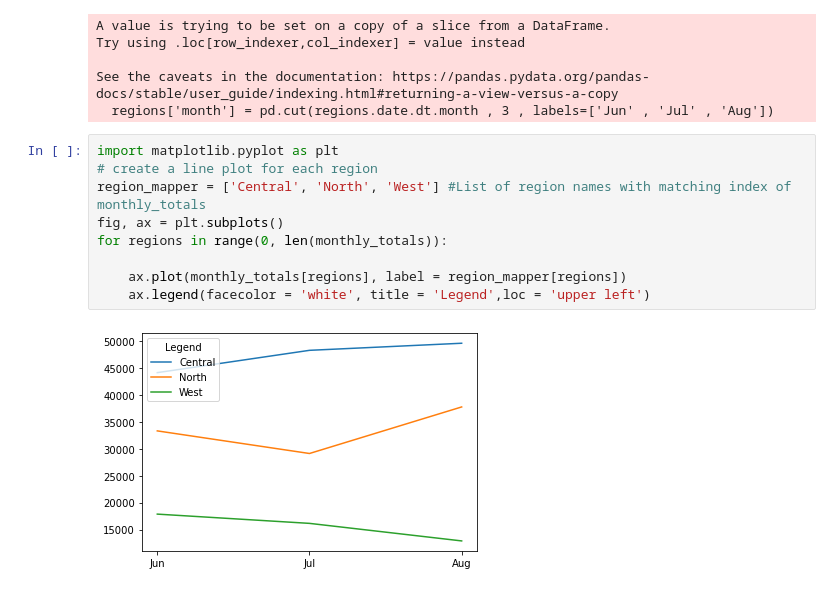
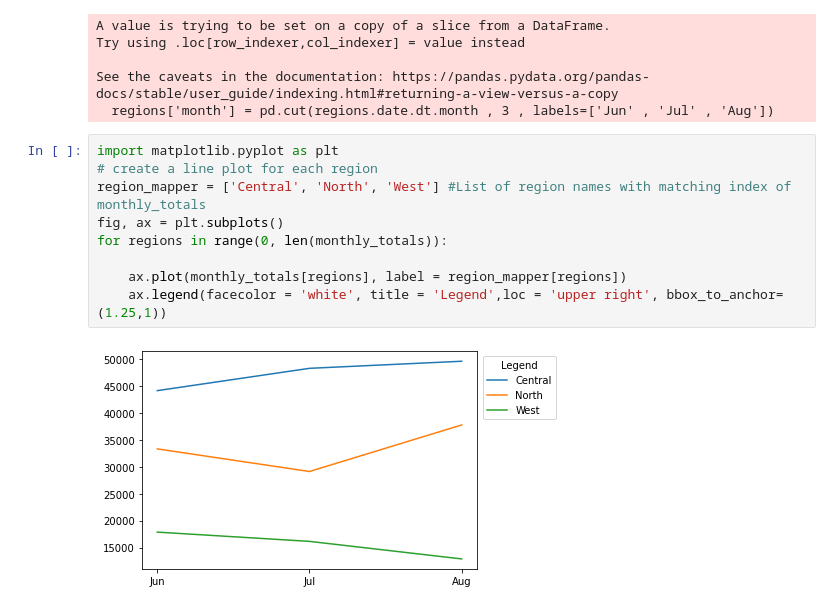
Before and after one commit to awesomepack/Reporting_on_Sales_Data, a Jupyter notebook: Analysis.ipynb, the cells around one changed output. Saved outputs shown, nothing was run; the diff lists cells and outputs as text.

Commit message:
used the bbox_to_anchor arguement to place the legend on the right side of the chart| Need to work on making the chart more presentable

```diff
--- a/Analysis.ipynb
+++ b/Analysis.ipynb
@@ -201,11 +201,11 @@ See the caveats in the documentation: https://pandas.pydata.org/pandas-docs/stab
 # %%
 import matplotlib.pyplot as plt
 # create a line plot for each region
 region_mapper = ['Central', 'North', 'West'] #List of region names with matching index of monthly_totals
 fig, ax = plt.subplots()
 for regions in range(0, len(monthly_totals)):
 
     ax.plot(monthly_totals[regions], label = region_mapper[regions])
-    ax.legend(facecolor = 'white', title = 'Legend',loc = 'upper left')
+    ax.legend(facecolor = 'white', title = 'Legend',loc = 'upper right', bbox_to_anchor=(1.25,1))
 # %% [output]
-[figure, old version]
+[figure, new version]
```
